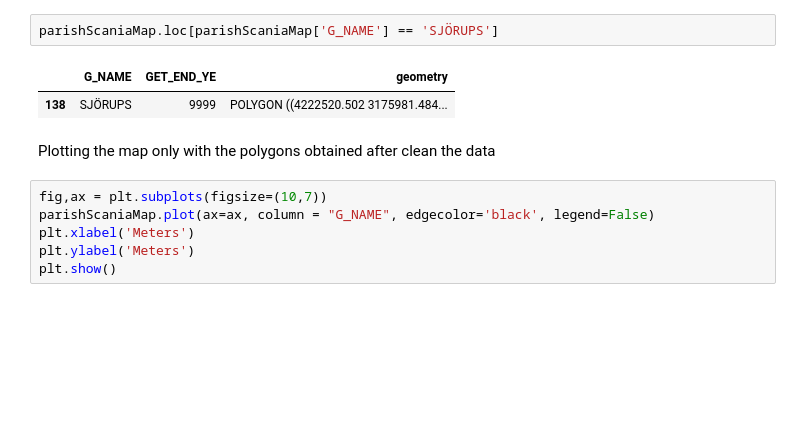
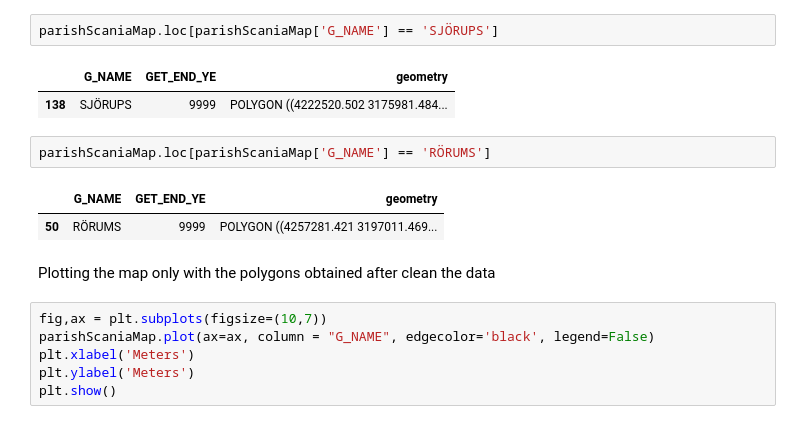
Before and after one commit to polislizarralde/PythonMathematicalModeling, a Jupyter notebook: docs/PlagueProject/databaseScania.ipynb, the cells around one changed output. Cells and saved outputs as stored; diff of their text form; blank space fills up the shorter version.

```diff
--- a/docs/PlagueProject/databaseScania.ipynb
+++ b/docs/PlagueProject/databaseScania.ipynb
@@ -266,6 +270,11 @@ parishScaniaMap.loc[parishScaniaMap['G_NAME'] == 'SJÖRUPS']
 # %% [output]
 |  | G_NAME | GET_END_YE | geometry |
 | 138 | SJÖRUPS | 9999 | POLYGON ((4222520.502 3175981.484... |
+# %%
+parishScaniaMap.loc[parishScaniaMap['G_NAME'] == 'RÖRUMS']
+# %% [output]
+|  | G_NAME | GET_END_YE | geometry |
+| 50 | RÖRUMS | 9999 | POLYGON ((4257281.421 3197011.469... |
 # %% [markdown]
 Plotting the map only with the polygons obtained after clean the data
 # %%
```
Also changed, not shown: parts of 8 cells of this notebook, 7 other files.
